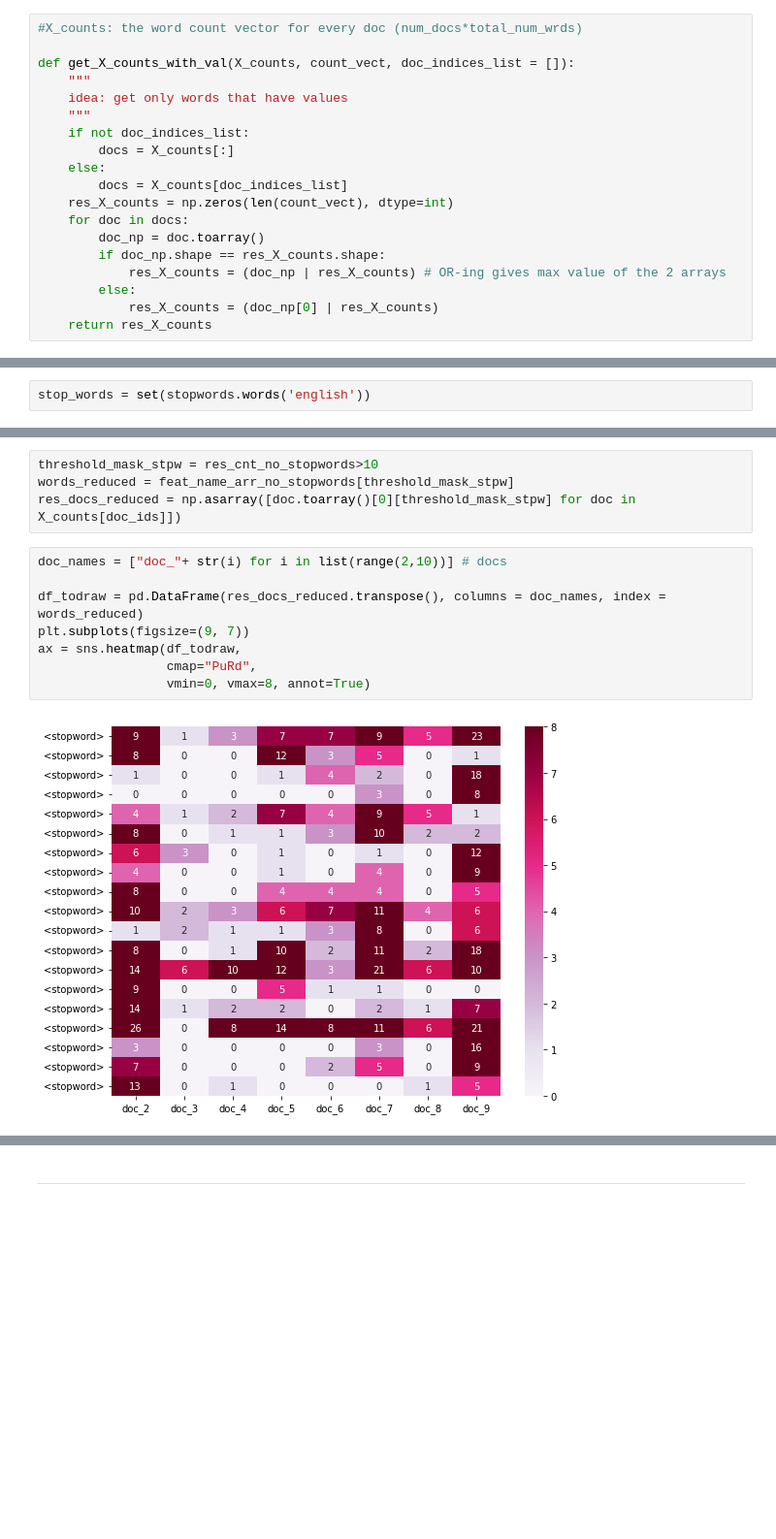
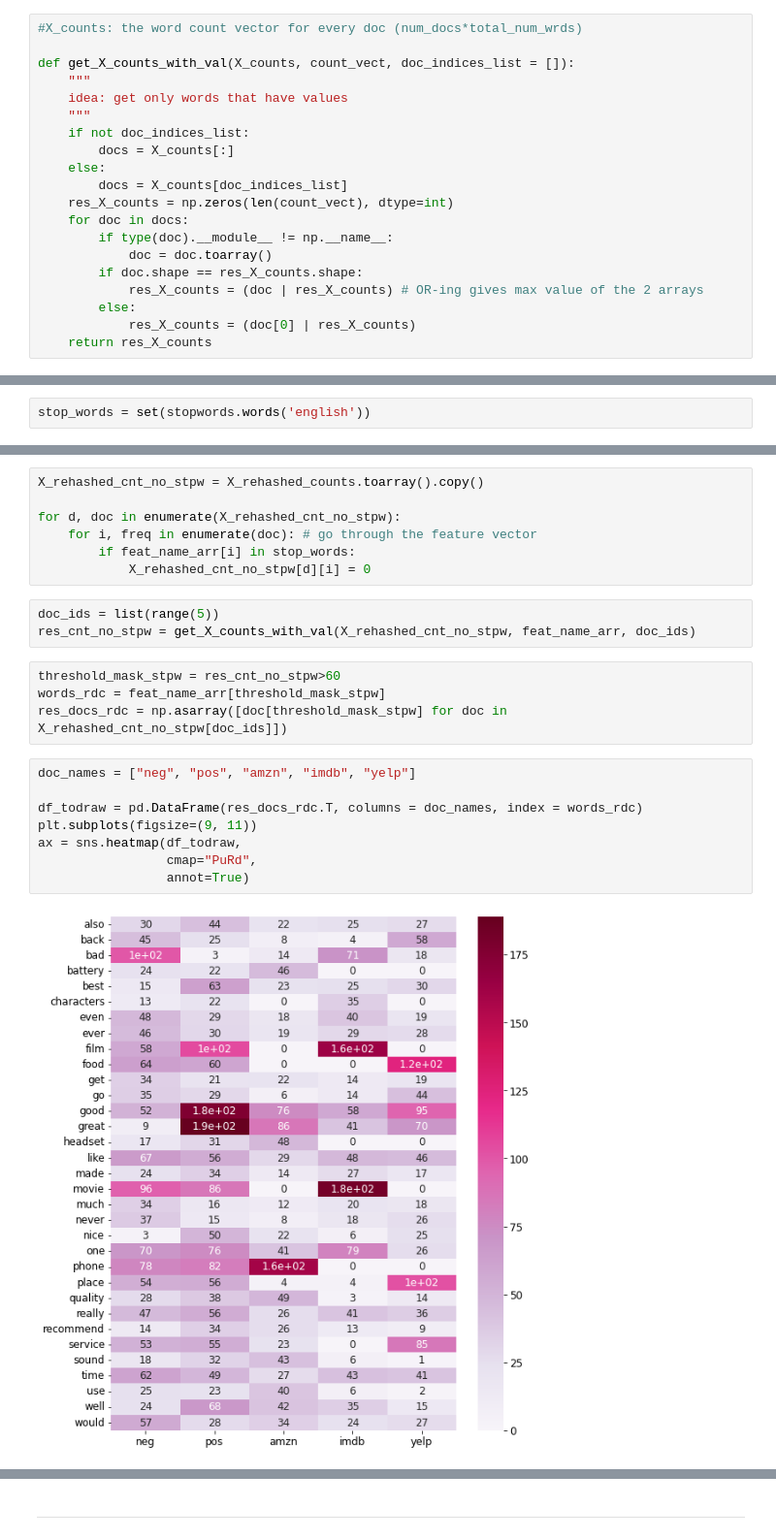
Before and after one commit to LKChenLK/DM2021-Lab1-Homework, a Jupyter notebook: DM2021-Lab1-Homework.ipynb, the cells around one changed output, grey strips where cells are left out. Shown at 97% size. Cells and saved outputs as stored; diff of their text form; blank space fills up the shorter version.

```diff
--- a/DM2021-Lab1-Homework.ipynb
+++ b/DM2021-Lab1-Homework.ipynb
@@ -879,10 +830,11 @@ def get_X_counts_with_val(X_counts, count_vect, doc_indices_list = []):
         docs = X_counts[doc_indices_list]
     res_X_counts = np.zeros(len(count_vect), dtype=int)
     for doc in docs:
-        doc_np = doc.toarray()
-        if doc_np.shape == res_X_counts.shape:
-            res_X_counts = (doc_np | res_X_counts) # OR-ing gives max value of the 2 arrays
+        if type(doc).__module__ != np.__name__:
+            doc = doc.toarray()
+        if doc.shape == res_X_counts.shape:
+            res_X_counts = (doc | res_X_counts) # OR-ing gives max value of the 2 arrays
         else:
-            res_X_counts = (doc_np[0] | res_X_counts)
+            res_X_counts = (doc[0] | res_X_counts)
     return res_X_counts
 # %%
@@ -952,14 +887,24 @@ len(res_cnt_no_stopwords[res_cnt_no_stopwords>10])
+# %%
+X_rehashed_cnt_no_stpw = X_rehashed_counts.toarray().copy()
+
+for d, doc in enumerate(X_rehashed_cnt_no_stpw):
+    for i, freq in enumerate(doc): # go through the feature vector
+        if feat_name_arr[i] in stop_words:
+            X_rehashed_cnt_no_stpw[d][i] = 0
+# %%
+doc_ids = list(range(5))
+res_cnt_no_stpw = get_X_counts_with_val(X_rehashed_cnt_no_stpw, feat_name_arr, doc_ids)
 # %%
-threshold_mask_stpw = res_cnt_no_stopwords>10
-words_reduced = feat_name_arr_no_stopwords[threshold_mask_stpw]
-res_docs_reduced = np.asarray([doc.toarray()[0][threshold_mask_stpw] for doc in X_counts[doc_ids]])
+threshold_mask_stpw = res_cnt_no_stpw>60
+words_rdc = feat_name_arr[threshold_mask_stpw]
+res_docs_rdc = np.asarray([doc[threshold_mask_stpw] for doc in X_rehashed_cnt_no_stpw[doc_ids]])
 # %%
-doc_names = ["doc_"+ str(i) for i in list(range(2,10))] # docs
+doc_names = ["neg", "pos", "amzn", "imdb", "yelp"]
 
-df_todraw = pd.DataFrame(res_docs_reduced.transpose(), columns = doc_names, index = words_reduced)
-plt.subplots(figsize=(9, 7))
+df_todraw = pd.DataFrame(res_docs_rdc.T, columns = doc_names, index = words_rdc)
+plt.subplots(figsize=(9, 11))
 ax = sns.heatmap(df_todraw,
                  cmap="PuRd",
-                 vmin=0, vmax=8, annot=True)
+                 annot=True)
 # %% [output]
-[figure, old version]
+[figure, new version]
```
Also changed, not shown: parts of 152 cells of this notebook.
